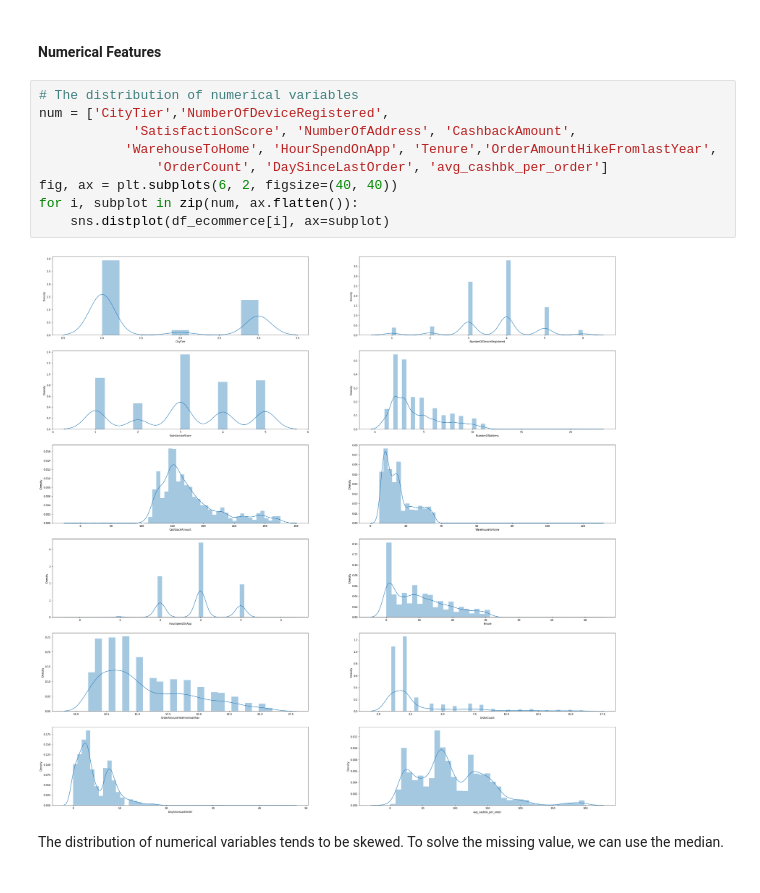
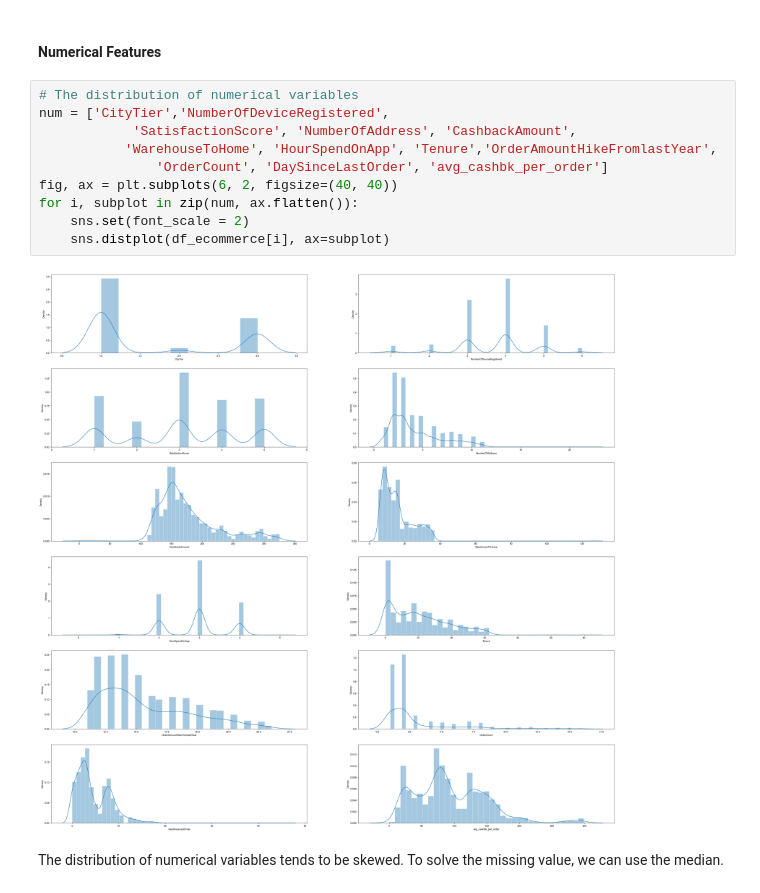
Before and after one commit to dicky02ard/E-Commerce-Customers-Prediction-Analysis, a Jupyter notebook: FINAL_PROJECT.ipynb, the cells around one changed output. Saved outputs shown, nothing was run; the diff lists cells and outputs as text.

```diff
--- a/FINAL_PROJECT.ipynb
+++ b/FINAL_PROJECT.ipynb
@@ -151,13 +183,14 @@ There are 7 columns whose data has missing values, and the percentage of these m
 # %%
 # The distribution of numerical variables
 num = ['CityTier','NumberOfDeviceRegistered',
             'SatisfactionScore', 'NumberOfAddress', 'CashbackAmount',
            'WarehouseToHome', 'HourSpendOnApp', 'Tenure','OrderAmountHikeFromlastYear',
                'OrderCount', 'DaySinceLastOrder', 'avg_cashbk_per_order']
 fig, ax = plt.subplots(6, 2, figsize=(40, 40))
 for i, subplot in zip(num, ax.flatten()):
+    sns.set(font_scale = 2)
     sns.distplot(df_ecommerce[i], ax=subplot)
 # %% [output]
-[figure, old version]
+[figure, new version]
 # %% [markdown]
 The distribution of numerical variables tends to be skewed. To solve the missing value, we can use the median.
```
Also changed, not shown: parts of 58 cells of this notebook, 1 other file.
